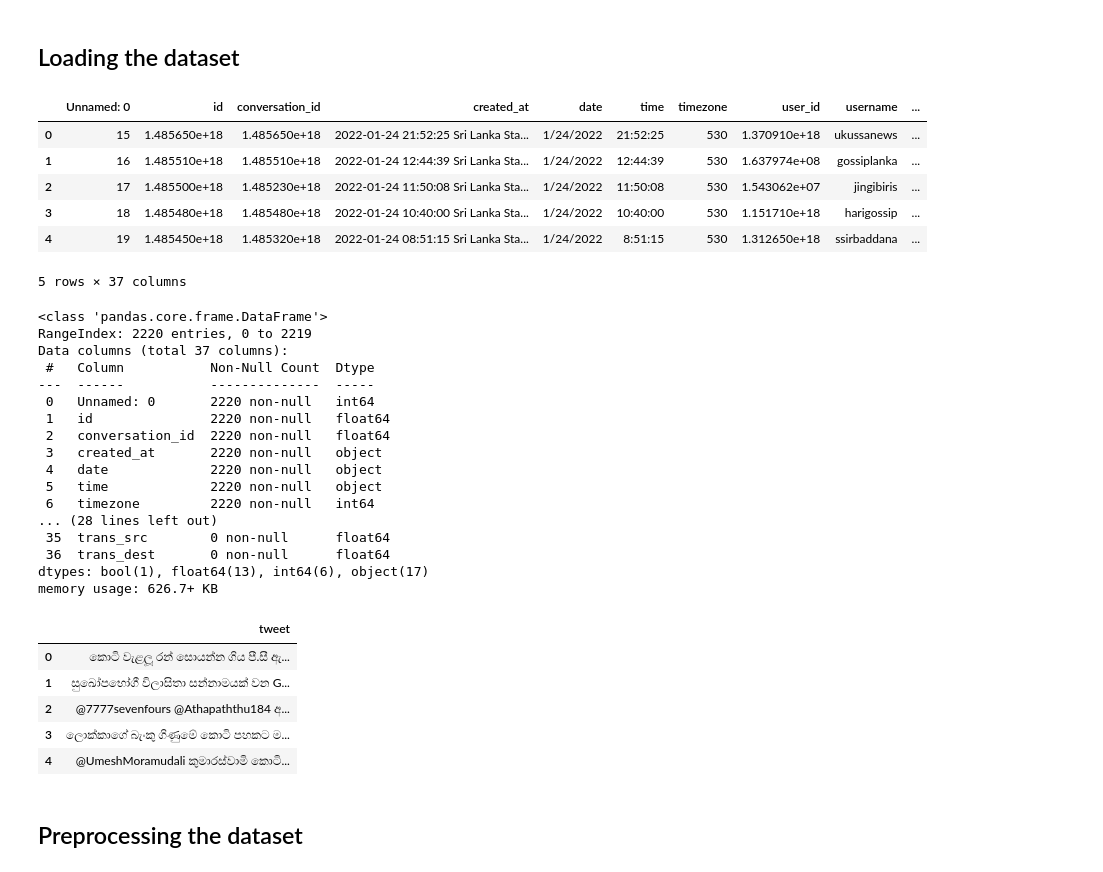
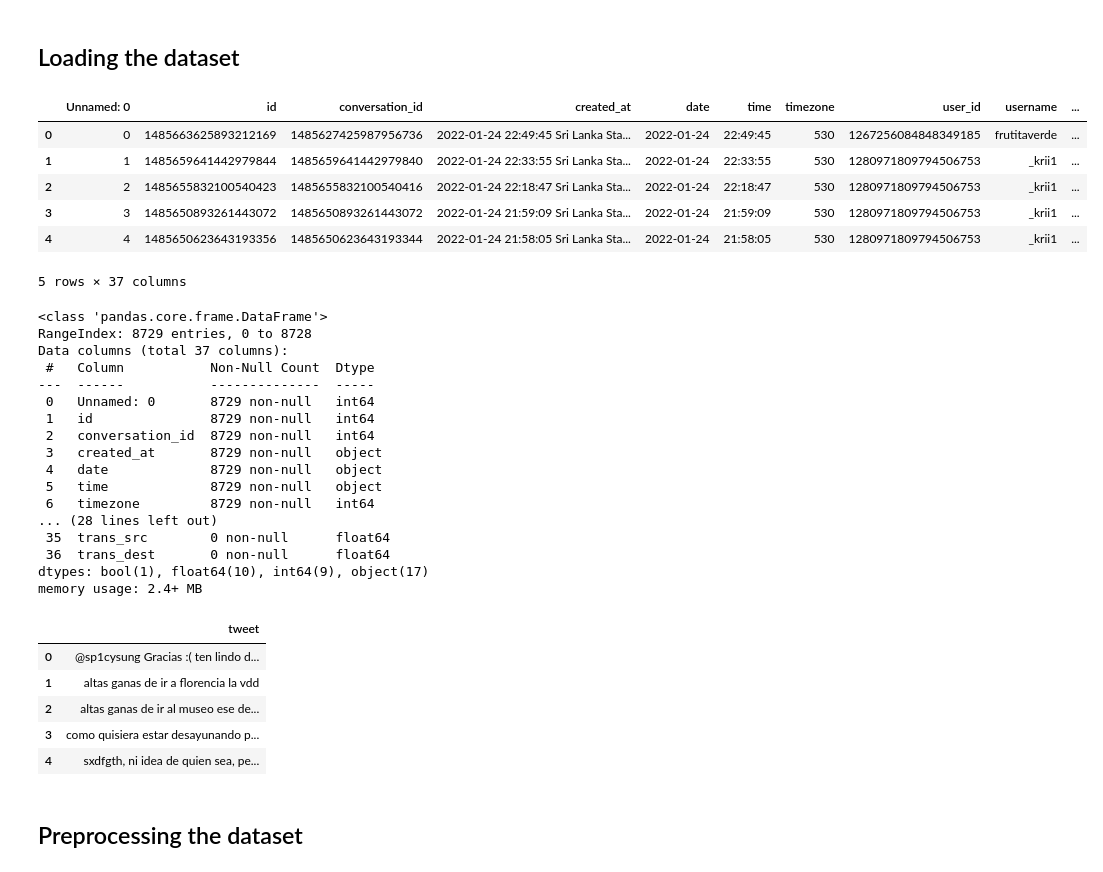
Before and after one commit to lakshitha1629/Offensive_Language_Detector, a Jupyter notebook: Preprocessing.ipynb, the cells around one changed output. Saved outputs shown, nothing was run; the diff lists cells and outputs as text; code cells hidden in the pictures.

```diff
--- a/Preprocessing.ipynb
+++ b/Preprocessing.ipynb
@@ -15,48 +15,48 @@ warnings.filterwarnings('ignore')
 # %% [markdown]
 ## Loading the dataset
 # %%
-df = pd.read_csv('negative_new_කොටි.csv', encoding='utf-8')
+df = pd.read_csv('negative_new_test.csv', encoding='utf-8')
 df.head()
 # %% [output]
 |  | Unnamed: 0 | id | conversation_id | created_at | date | time | timezone | user_id | username | ... |
-| 0 | 15 | 1.485650e+18 | 1.485650e+18 | 2022-01-24 21:52:25 Sri Lanka Sta... | 1/24/2022 | 21:52:25 | 530 | 1.370910e+18 | ukussanews | ... |
-| 1 | 16 | 1.485510e+18 | 1.485510e+18 | 2022-01-24 12:44:39 Sri Lanka Sta... | 1/24/2022 | 12:44:39 | 530 | 1.637974e+08 | gossiplanka | ... |
-| 2 | 17 | 1.485500e+18 | 1.485230e+18 | 2022-01-24 11:50:08 Sri Lanka Sta... | 1/24/2022 | 11:50:08 | 530 | 1.543062e+07 | jingibiris | ... |
-| 3 | 18 | 1.485480e+18 | 1.485480e+18 | 2022-01-24 10:40:00 Sri Lanka Sta... | 1/24/2022 | 10:40:00 | 530 | 1.151710e+18 | harigossip | ... |
-| 4 | 19 | 1.485450e+18 | 1.485320e+18 | 2022-01-24 08:51:15 Sri Lanka Sta... | 1/24/2022 | 8:51:15 | 530 | 1.312650e+18 | ssirbaddana | ... |
+| 0 | 0 | 1485663625893212169 | 1485627425987956736 | 2022-01-24 22:49:45 Sri Lanka Sta... | 2022-01-24 | 22:49:45 | 530 | 1267256084848349185 | frutitaverde | ... |
+| 1 | 1 | 1485659641442979844 | 1485659641442979840 | 2022-01-24 22:33:55 Sri Lanka Sta... | 2022-01-24 | 22:33:55 | 530 | 1280971809794506753 | _krii1 | ... |
+| 2 | 2 | 1485655832100540423 | 1485655832100540416 | 2022-01-24 22:18:47 Sri Lanka Sta... | 2022-01-24 | 22:18:47 | 530 | 1280971809794506753 | _krii1 | ... |
+| 3 | 3 | 1485650893261443072 | 1485650893261443072 | 2022-01-24 21:59:09 Sri Lanka Sta... | 2022-01-24 | 21:59:09 | 530 | 1280971809794506753 | _krii1 | ... |
+| 4 | 4 | 1485650623643193356 | 1485650623643193344 | 2022-01-24 21:58:05 Sri Lanka Sta... | 2022-01-24 | 21:58:05 | 530 | 1280971809794506753 | _krii1 | ... |
 5 rows × 37 columns
 # %%
 # datatype info
 df.info()
 # %% [output]
 <class 'pandas.core.frame.DataFrame'>
-RangeIndex: 2220 entries, 0 to 2219
+RangeIndex: 8729 entries, 0 to 8728
 Data columns (total 37 columns):
  #   Column           Non-Null Count  Dtype
 ---  ------           --------------  -----
- 0   Unnamed: 0       2220 non-null   int64
- 1   id               2220 non-null   float64
- 2   conversation_id  2220 non-null   float64
- 3   created_at       2220 non-null   object
- 4   date             2220 non-null   object
- 5   time             2220 non-null   object
- 6   timezone         2220 non-null   int64
+ 0   Unnamed: 0       8729 non-null   int64
+ 1   id               8729 non-null   int64
+ 2   conversation_id  8729 non-null   int64
+ 3   created_at       8729 non-null   object
+ 4   date             8729 non-null   object
+ 5   time             8729 non-null   object
+ 6   timezone         8729 non-null   int64
 ... (28 lines left out)
  35  trans_src        0 non-null      float64
  36  trans_dest       0 non-null      float64
-dtypes: bool(1), float64(13), int64(6), object(17)
-memory usage: 626.7+ KB
+dtypes: bool(1), float64(10), int64(9), object(17)
+memory usage: 2.4+ MB
 # %%
 # Get tweet from dataframe
 df = df[['tweet']]
 df.head()
 # %% [output]
 |  | tweet |
-| 0 | කොටි වැළලූ රන් සොයන්න ගිය පී.සී ඇ... |
-| 1 | සුඛෝපභෝගී විලාසිතා සන්නාමයක් වන G... |
-| 2 | @7777sevenfours @Athapaththu184 අ... |
-| 3 | ලොක්කාගේ බැංකු ගිණුමේ කොටි පහකට ම... |
-| 4 | @UmeshMoramudali කුමාරස්වාමි කොටි... |
+| 0 | @sp1cysung Gracias :( ten lindo d... |
+| 1 | altas ganas de ir a florencia la vdd |
+| 2 | altas ganas de ir al museo ese de... |
+| 3 | como quisiera estar desayunando p... |
+| 4 | sxdfgth, ni idea de quien sea, pe... |
 # %% [markdown]
 ## Preprocessing the dataset
 # %%
```
Also changed, not shown: parts of 17 cells of this notebook, 2 other files.
